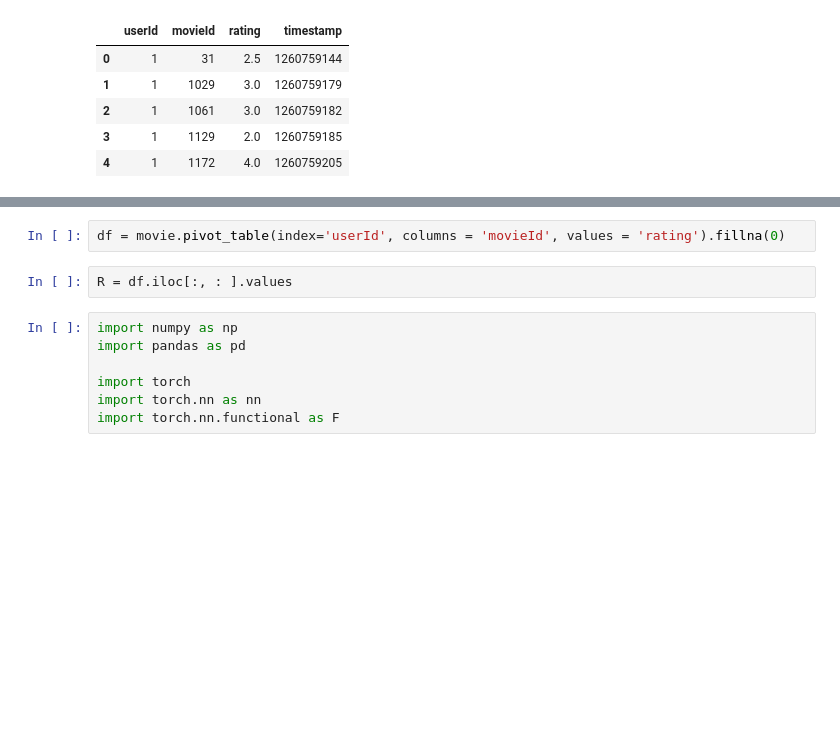
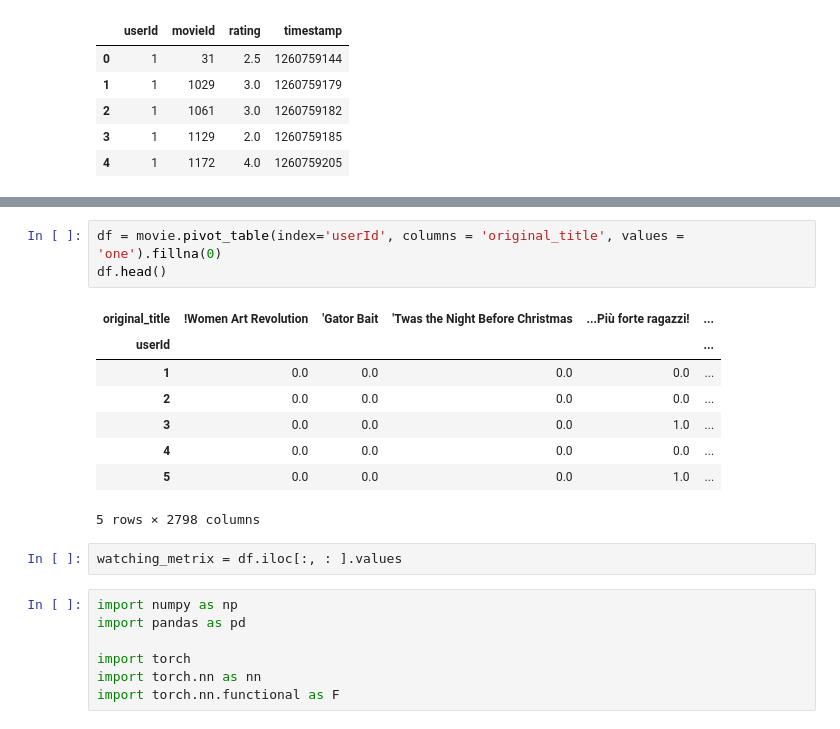
Before and after one commit to SeongBeomLEE/Tobigs_Recommendation_System_Seminar, a Jupyter notebook: Week2_Recommendation_System_code.ipynb, the cells around one changed output, grey strips where cells are left out. Cells and saved outputs as stored; diff of their text form; blank space fills up the shorter version.

```diff
--- a/Week2_Recommendation_System_code.ipynb
+++ b/Week2_Recommendation_System_code.ipynb
@@ -1499,7 +1513,17 @@ movie.head()
 # %%
-df = movie.pivot_table(index='userId', columns = 'movieId', values = 'rating').fillna(0)
+df = movie.pivot_table(index='userId', columns = 'original_title', values = 'one').fillna(0)
+df.head()
+# %% [output]
+| original_title | !Women Art Revolution | 'Gator Bait | 'Twas the Night Before Christmas | ...Più forte ragazzi! | ... |
+| userId |  |  |  |  | ... |
+| 1 | 0.0 | 0.0 | 0.0 | 0.0 | ... |
+| 2 | 0.0 | 0.0 | 0.0 | 0.0 | ... |
+| 3 | 0.0 | 0.0 | 0.0 | 1.0 | ... |
+| 4 | 0.0 | 0.0 | 0.0 | 0.0 | ... |
+| 5 | 0.0 | 0.0 | 0.0 | 1.0 | ... |
+5 rows × 2798 columns
 # %%
-R = df.iloc[:, : ].values
+watching_metrix = df.iloc[:, : ].values
 # %%
 import numpy as np
 import pandas as pd
```
Also changed, not shown: parts of 24 cells of this notebook.
